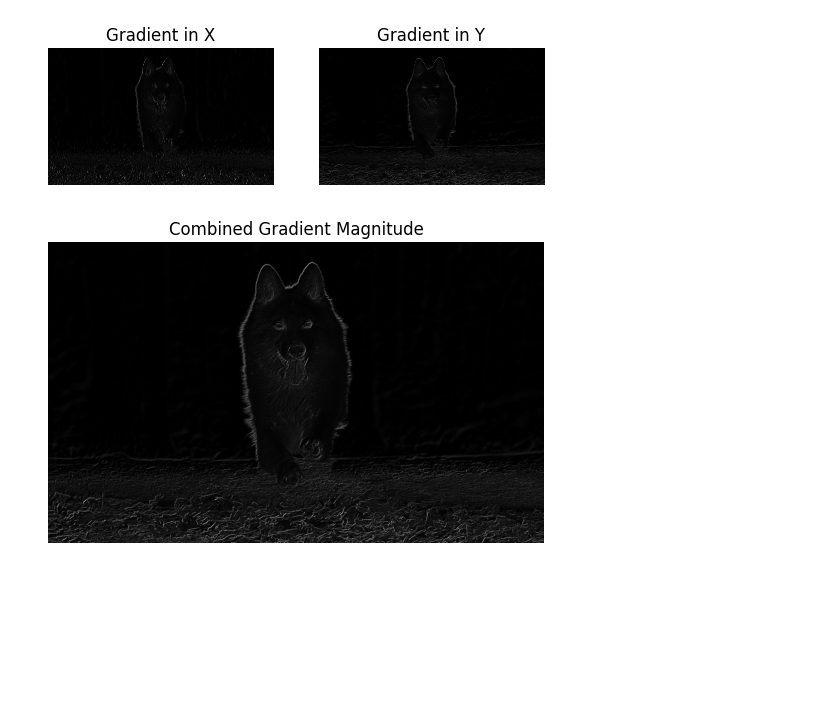
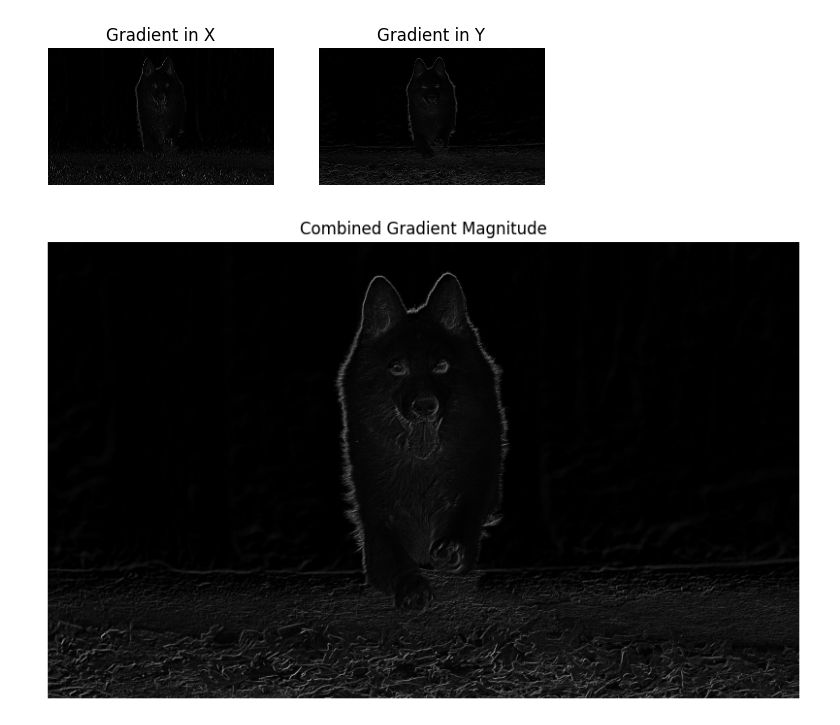
Before and after one commit to sspasojevic/CV-Basics, a Jupyter notebook: d1-edge-detection.ipynb, the cells around one changed output. Saved outputs shown, nothing was run; the diff lists cells and outputs as text; code cells hidden in the pictures; blank space fills up the shorter version.

```diff
--- a/d1-edge-detection.ipynb
+++ b/d1-edge-detection.ipynb
@@ -83,9 +83,10 @@ plt.show()
 [figure]
 # %%
 # Plot combined x and y magnitudes
+plt.figure(figsize=(10,10))
 plt.imshow(magnitude, cmap='gray')
 plt.title('Combined Gradient Magnitude')
 plt.axis('off')
 plt.show()
 # %% [output]
-[figure, old version]
+[figure, new version]
```
